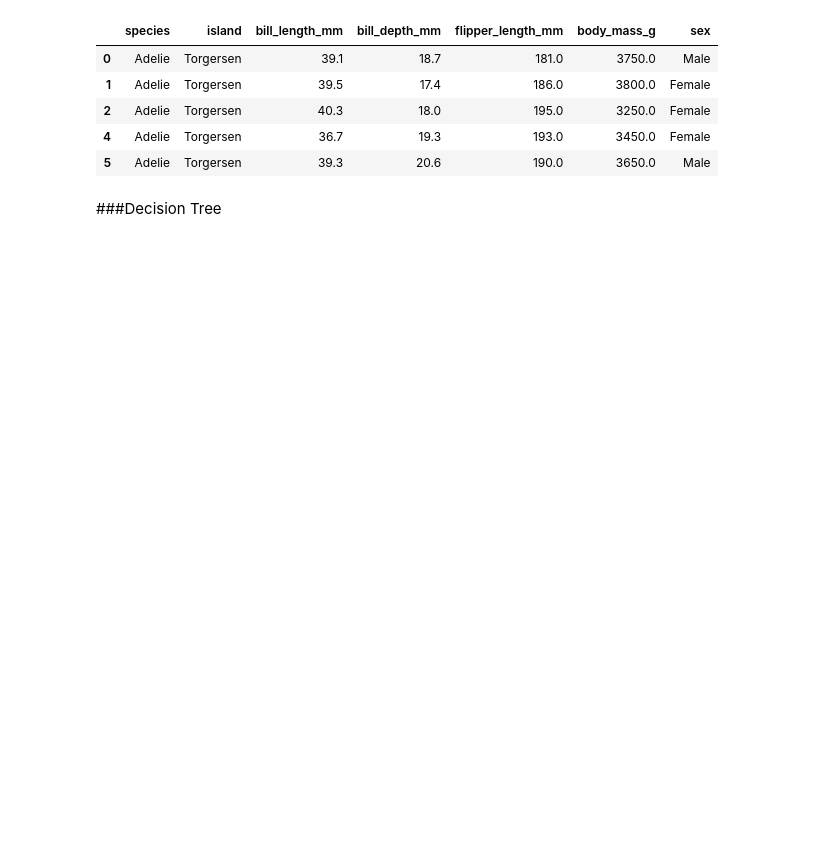
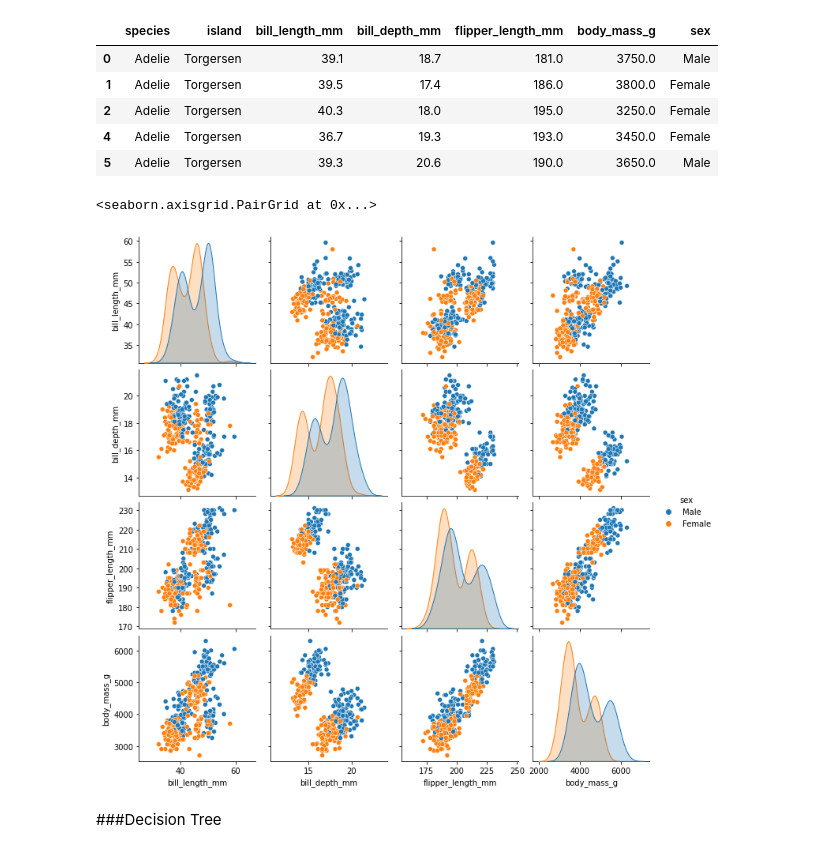
Before and after one commit to Borja-rg/idal_ia3, a Jupyter notebook: Exercise_Penguins.ipynb, the cells around one changed output. Drawn from its saved outputs; the diff is of its cells as text; code cells hidden in the pictures; blank space fills up the shorter version.

```diff
--- a/Exercise_Penguins.ipynb
+++ b/Exercise_Penguins.ipynb
@@ -41,6 +41,11 @@ X_full = dataset.drop(columns = 'sex')
 X = pd.get_dummies(X_full)
 X.drop(columns = ['species_Adelie','island_Biscoe'], inplace=True)
 X_train, X_test, y_train, y_test = train_test_split(X,y,train_size = 0.7)
+# %%
+sns.pairplot(dataset,hue='sex')
+# %% [output]
+<seaborn.axisgrid.PairGrid at 0x...>
+[figure, added]
 # %% [markdown]
 ###Decision Tree
 # %%
```
Also changed, not shown: parts of 6 cells of this notebook.
